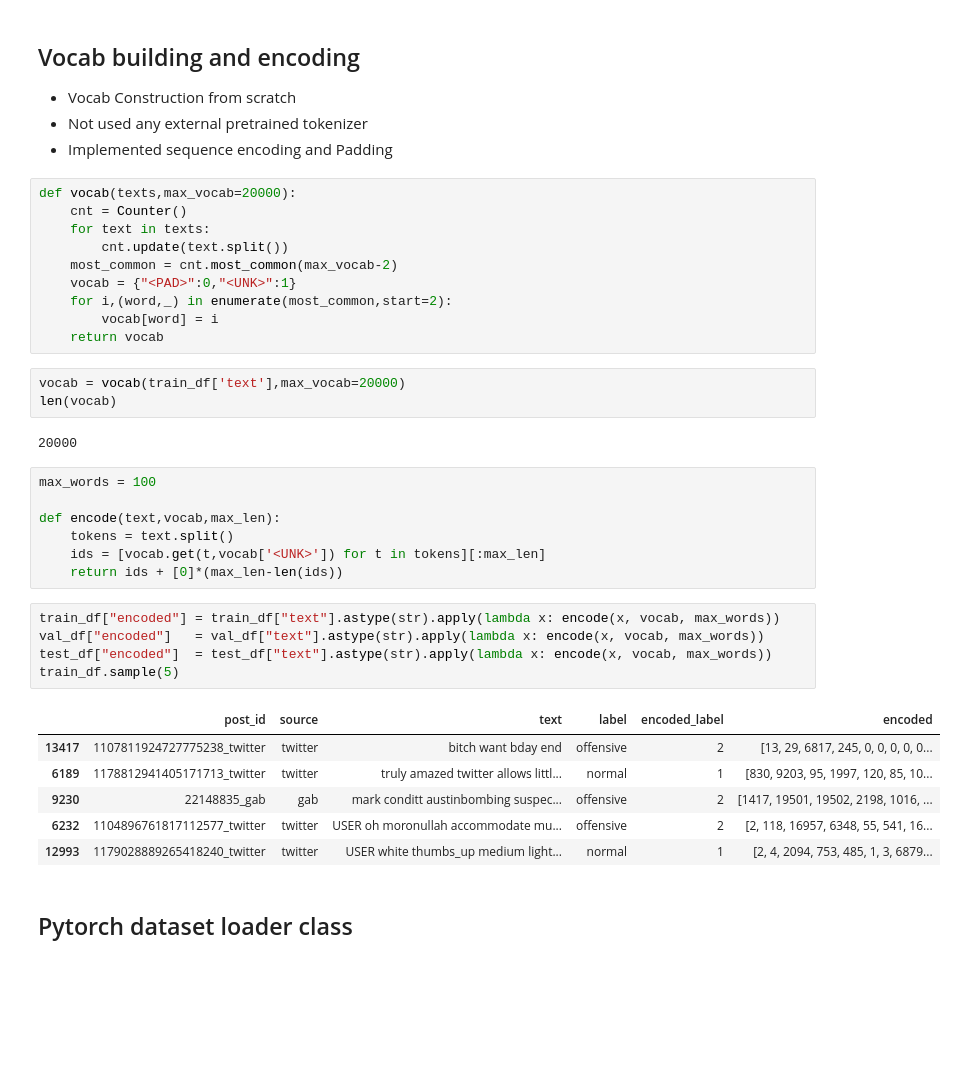
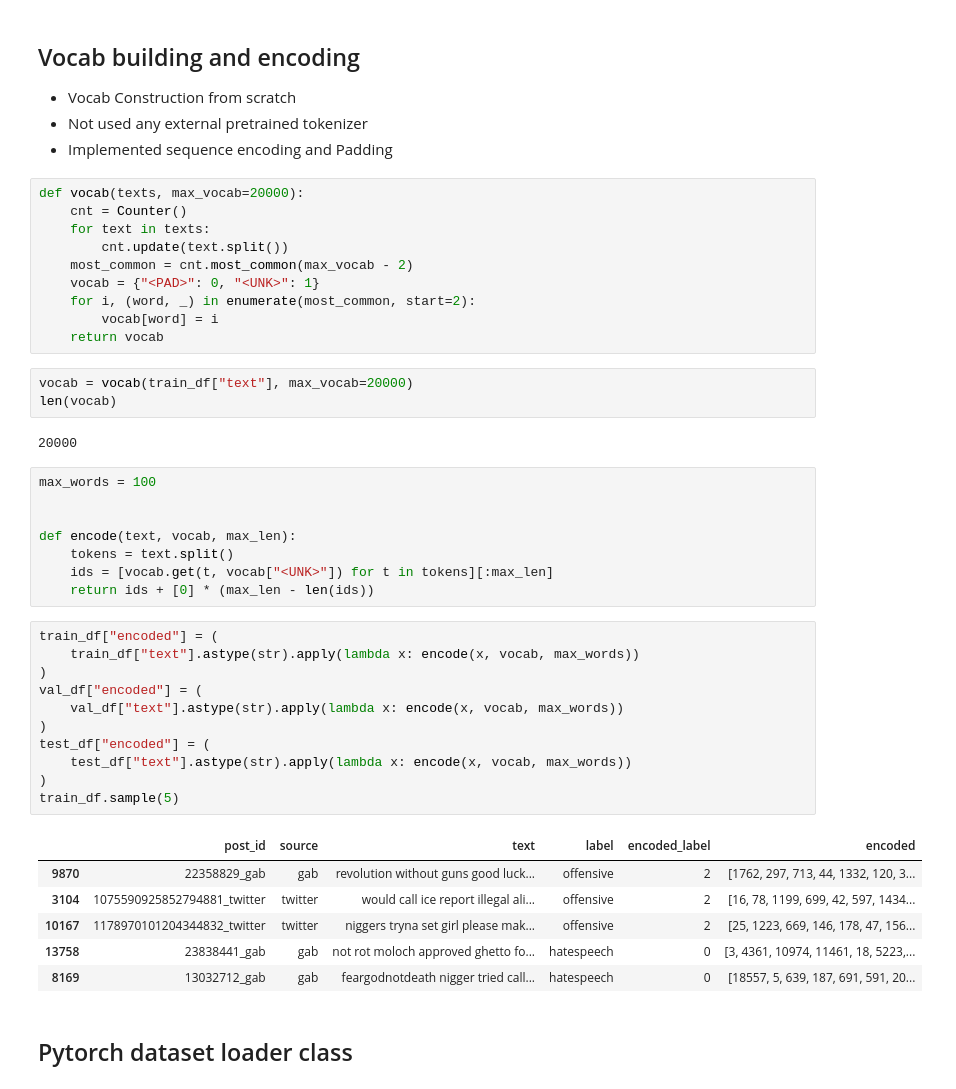
Before and after one commit to idk-jatin/Xai-moderator, a Jupyter notebook: notebooks/bilstm.ipynb, the cells around one changed output. Drawn from its saved outputs; the diff is of its cells as text; blank space fills up the shorter version.

```diff
--- a/notebooks/bilstm.ipynb
+++ b/notebooks/bilstm.ipynb
@@ -55,39 +58,46 @@ array(['hatespeech', 'normal', 'offensive'], dtype=object)
 - Not used any external pretrained tokenizer
 - Implemented sequence encoding and Padding
 # %%
-def vocab(texts,max_vocab=20000):
+def vocab(texts, max_vocab=20000):
     cnt = Counter()
     for text in texts:
         cnt.update(text.split())
-    most_common = cnt.most_common(max_vocab-2)
-    vocab = {"<PAD>":0,"<UNK>":1}
-    for i,(word,_) in enumerate(most_common,start=2):
+    most_common = cnt.most_common(max_vocab - 2)
+    vocab = {"<PAD>": 0, "<UNK>": 1}
+    for i, (word, _) in enumerate(most_common, start=2):
         vocab[word] = i
     return vocab
 # %%
-vocab = vocab(train_df['text'],max_vocab=20000)
+vocab = vocab(train_df["text"], max_vocab=20000)
 len(vocab)
 # %% [output]
 20000
 # %%
 max_words = 100
 
-def encode(text,vocab,max_len):
+
+def encode(text, vocab, max_len):
     tokens = text.split()
-    ids = [vocab.get(t,vocab['<UNK>']) for t in tokens][:max_len]
-    return ids + [0]*(max_len-len(ids))
+    ids = [vocab.get(t, vocab["<UNK>"]) for t in tokens][:max_len]
+    return ids + [0] * (max_len - len(ids))
 # %%
-train_df["encoded"] = train_df["text"].astype(str).apply(lambda x: encode(x, vocab, max_words))
-val_df["encoded"]   = val_df["text"].astype(str).apply(lambda x: encode(x, vocab, max_words))
-test_df["encoded"]  = test_df["text"].astype(str).apply(lambda x: encode(x, vocab, max_words))
+train_df["encoded"] = (
+    train_df["text"].astype(str).apply(lambda x: encode(x, vocab, max_words))
+)
+val_df["encoded"] = (
+    val_df["text"].astype(str).apply(lambda x: encode(x, vocab, max_words))
+)
+test_df["encoded"] = (
+    test_df["text"].astype(str).apply(lambda x: encode(x, vocab, max_words))
+)
 train_df.sample(5)
 # %% [output]
 |  | post_id | source | text | label | encoded_label | encoded |
-| 13417 | 1107811924727775238_twitter | twitter | bitch want bday end | offensive | 2 | [13, 29, 6817, 245, 0, 0, 0, 0, 0... |
-| 6189 | 1178812941405171713_twitter | twitter | truly amazed twitter allows littl... | normal | 1 | [830, 9203, 95, 1997, 120, 85, 10... |
-| 9230 | 22148835_gab | gab | mark conditt austinbombing suspec... | offensive | 2 | [1417, 19501, 19502, 2198, 1016, ... |
-| 6232 | 1104896761817112577_twitter | twitter | USER oh moronullah accommodate mu... | offensive | 2 | [2, 118, 16957, 6348, 55, 541, 16... |
-| 12993 | 1179028889265418240_twitter | twitter | USER white thumbs_up medium light... | normal | 1 | [2, 4, 2094, 753, 485, 1, 3, 6879... |
+| 9870 | 22358829_gab | gab | revolution without guns good luck... | offensive | 2 | [1762, 297, 713, 44, 1332, 120, 3... |
+| 3104 | 1075590925852794881_twitter | twitter | would call ice report illegal ali... | offensive | 2 | [16, 78, 1199, 699, 42, 597, 1434... |
+| 10167 | 1178970101204344832_twitter | twitter | niggers tryna set girl please mak... | offensive | 2 | [25, 1223, 669, 146, 178, 47, 156... |
+| 13758 | 23838441_gab | gab | not rot moloch approved ghetto fo... | hatespeech | 0 | [3, 4361, 10974, 11461, 18, 5223,... |
+| 8169 | 13032712_gab | gab | feargodnotdeath nigger tried call... | hatespeech | 0 | [18557, 5, 639, 187, 691, 591, 20... |
 # %% [markdown]
 ## Pytorch dataset loader class
 # %%
```
Also changed, not shown: parts of 23 cells of this notebook, 11 other files.
